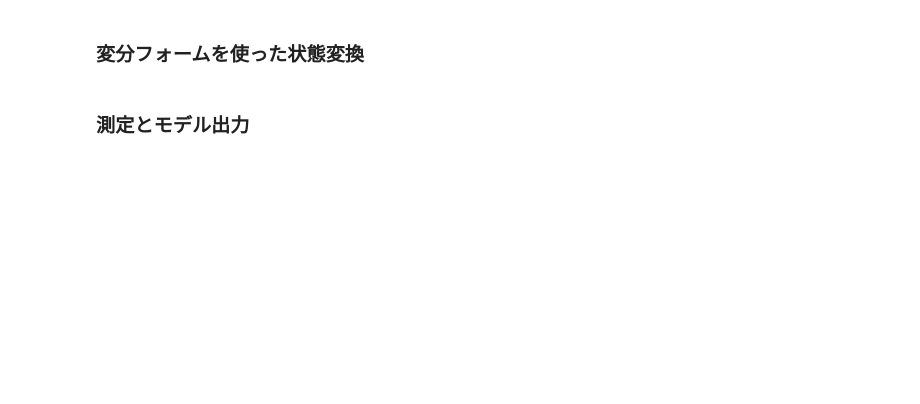
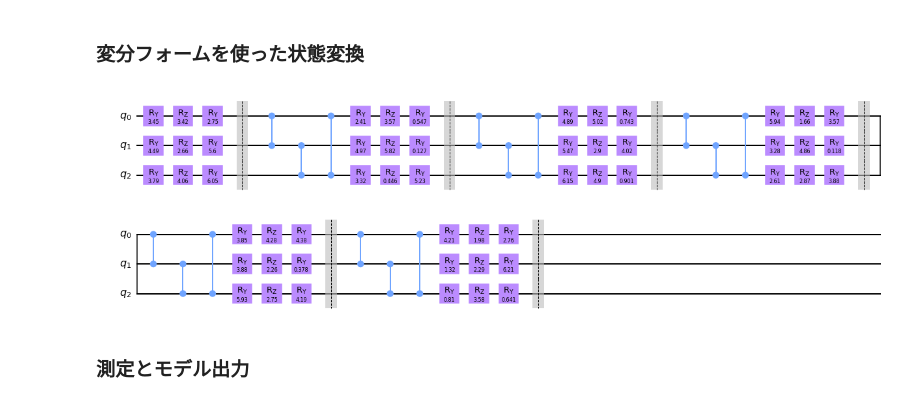
Before and after one commit to kterashi/qc-workbook-lecturenotes, a Jupyter notebook: ja/2022_06_02.ipynb, the cells around one changed output. Saved outputs shown, nothing was run; the diff lists cells and outputs as text; code cells hidden in the pictures; blank space fills up the shorter version.

```diff
--- a/ja/2022_06_02.ipynb
+++ b/ja/2022_06_02.ipynb
@@ -64,26 +74,30 @@ U_in(x_train[0], nqubit).draw('mpl')
 ### 変分フォームを使った状態変換
 # %%
 def U_out(nqubit, params):
-    qr = QuantumRegister(nqubit)
+    qr = QuantumRegister(nqubit, name='q')
     #cr = ClassicalRegister(nqubit)
     U = QuantumCircuit(qr)
 
     for i in range(nqubit):
         U.ry(params[i], i)
         U.rz(params[nqubit+i], i)
         U.ry(params[nqubit*2+i], i)
+    U.barrier()
     for d in range(c_depth):
         for j in range(nqubit-1):
             U.cz(j, j+1)
         U.cz(nqubit-1, 0)
         for i in range(nqubit):
             U.ry(params[nqubit*(3*d+3)+i], i)
             U.rz(params[nqubit*(3*d+4)+i], i)
             U.ry(params[nqubit*(3*d+5)+i], i)
+        U.barrier()
     U.name = "U_out"
     return U
 
 U_out(nqubit, params).draw('mpl')
+# %% [output]
+[figure, added]
 # %% [markdown]
 ### 測定とモデル出力
 # %%
```
Also changed, not shown: parts of 6 cells of this notebook, 1 other file.
